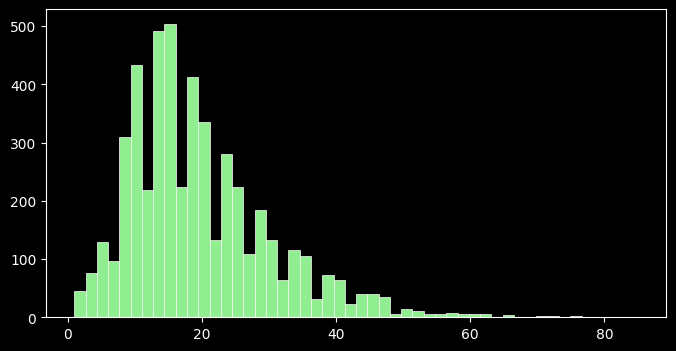
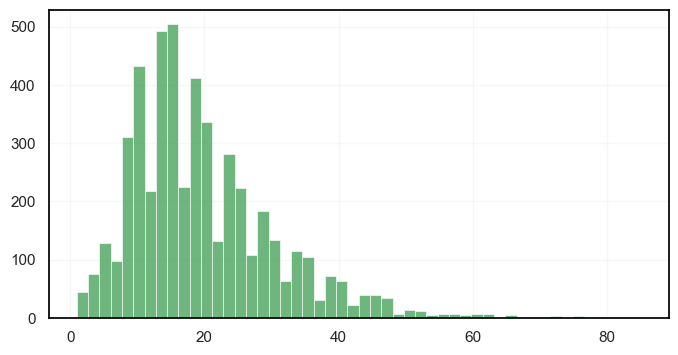
The notebook cell's code change between the first figure and the second:
--- before
+++ after
@@ -1,3 +1,3 @@
 fig, ax = plt.subplots(figsize=(8, 4))
-ax.hist(ubiquity.values, bins=50, color="lightgreen", edgecolor="white", linewidth=0.5)
+ax.hist(ubiquity.values, bins=50, color=green, linewidth=0.5, alpha=0.85)
 plt.show()

Commit: Added GNN refinement and results. Changed plot styles.